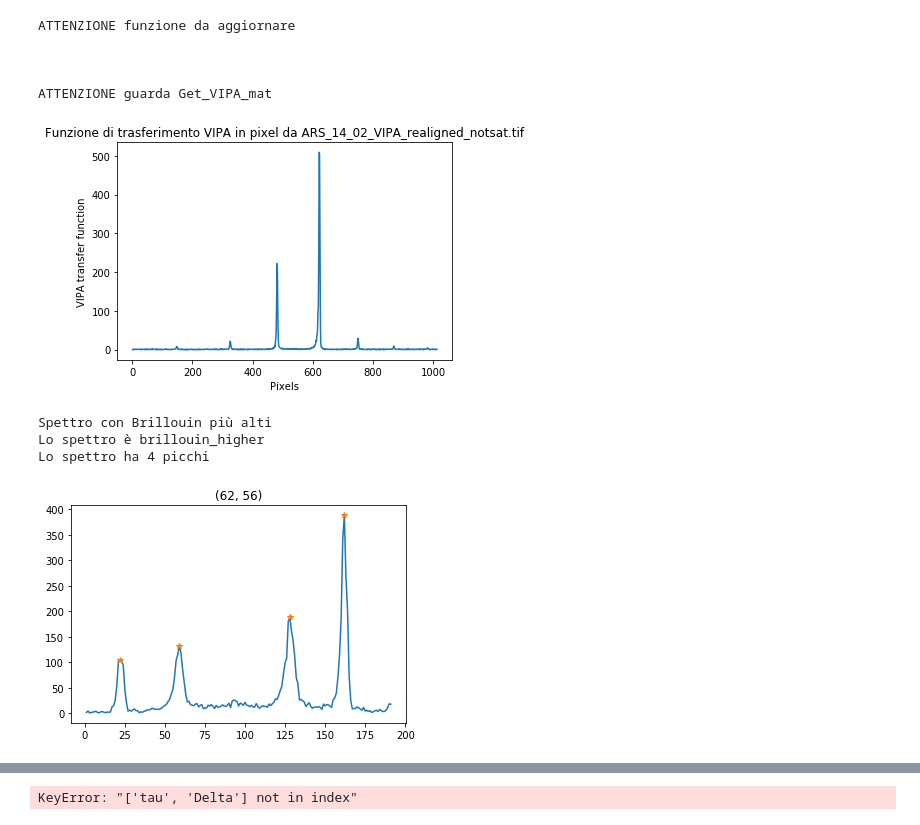
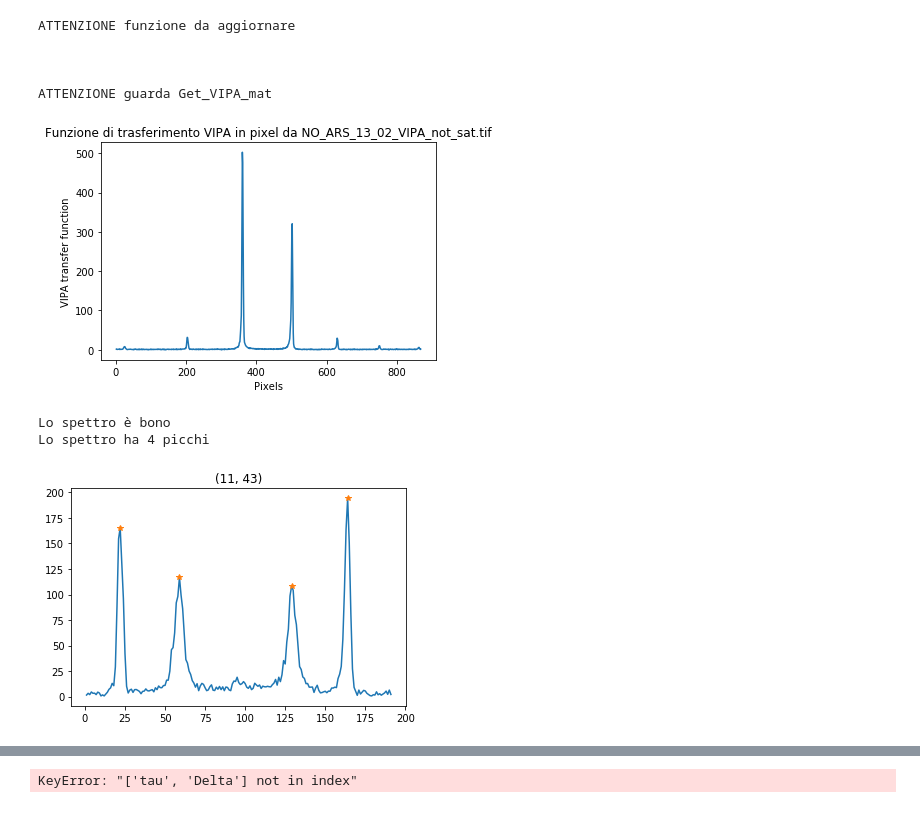
Before and after one commit to flautodipan/Python_Libraries, a Jupyter notebook: Experimentum_single.ipynb, the cells around one changed output, grey strips where cells are left out. Drawn from its saved outputs; the diff is of its cells as text; code cells hidden in the pictures.

```diff
--- a/Experimentum_single.ipynb
+++ b/Experimentum_single.ipynb
@@ -12,14 +12,13 @@ import  matplotlib.pyplot   as      plt
 
 
 import  time
-now_path        =   '../BRILLOUIN/TDP43/ARS_14_02/'
-spectra_filename    =   'ARS_14_02'
-VIPA_filename       =   'ARS_14_02_VIPA_realigned_notsat.tif'
+now_path        =   '../BRILLOUIN/TDP43/ARS_13_02/'
+spectra_filename    =   'ARS_13_02'
+VIPA_filename       =   'NO_ARS_13_02_VIPA_not_sat.tif'
 
-syg_kwargs          =   {'height': 26, 'distance': 22, 'width': 1.5}
+syg_kwargs          =   {'height': 20, 'distance': 20, 'width': 3.}
 syg_kwargs_VIPA     =   {'distance':70, 'width': 1}
-syg_kwargs_brill    =  {'height': 26, 'distance': 22, 'width': 1.5}
-
+syg_kwargs_brill    =  {'height': 20, 'distance': 20, 'width': 3.}
 VIPA_treshold       =   6
 sat_height          =   50000
 sat_width           =   13.5
@@ -30,38 +29,37 @@ cols_real   = ('Co', 'Omega', 'Gamma', 'Delta', 'tau', 'delta_width', 'delta_amp
 cols_gauss  = ( 'A', 'mu', 'sigma')
 # %%
 #0) importo dati e inizializzo oggetti
-i   =   62
-j   =   56
+i   =   11
+j   =   43
 y    =   Import_from_Matlab(spectra_filename, now_path, var_name = 'y3')[i][j]
 Data    =   Exp.Spectrum(name = str((i,j)))
 Data.Get_Spectrum(y = np.resize(y, np.max(y.shape)), offset = 183., cut = False, cut_range = (10, 175))
 Data.Get_Spectrum_Peaks(**syg_kwargs)
 Data.Get_VIPA_tif(VIPA_filename, now_path, fig = 'VIPA_img', save_path = now_path)
 
 plt.figure()
 plt.plot(Data.x, Data.y)
 plt.plot(Data.x[Data.peaks[0]], Data.y[Data.peaks[0]], '*')
 plt.title(str((i,j)))
 
 check = Data.Check_Spectrum(saturation_height = sat_height, saturation_width = sat_width)
 
 if      check == 1  : nature    = 'saturo'
 elif    check == 2  : nature    = 'brillouin_higher'
 elif    check == 3  : nature    = 'invisible'
 else:                 nature    = 'bono'
 print('Lo spettro è '+nature)
 print('Lo spettro ha {} picchi'.format(Data.n_peaks))
 # %% [output]
 ATTENZIONE funzione da aggiornare
 
 
 
 ATTENZIONE guarda Get_VIPA_mat
-[figure, old version]
+[figure, new version]
-Spettro con Brillouin più alti
-Lo spettro è brillouin_higher
+Lo spettro è bono
 Lo spettro ha 4 picchi
-[figure, old version]
+[figure, new version]
 # %%
 #1) Operazioni di modifica Spettro
 
```
Also changed, not shown: parts of 4 cells of this notebook, 4 other files.
